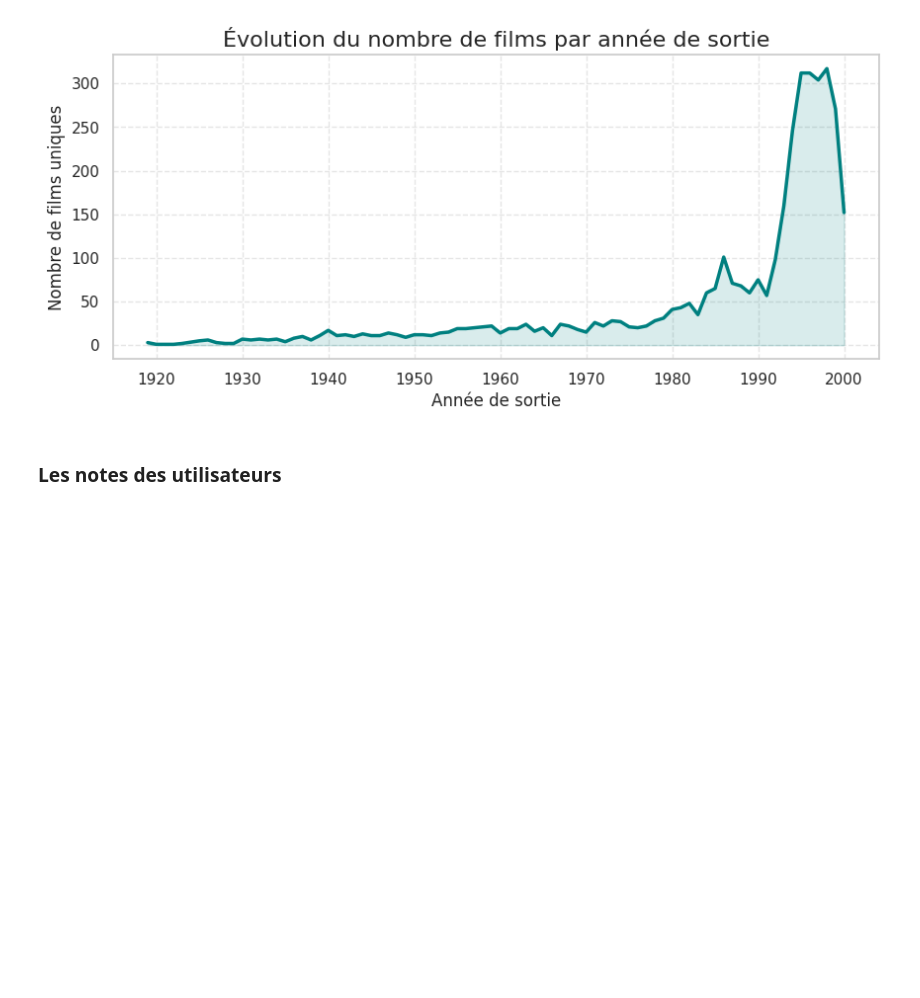
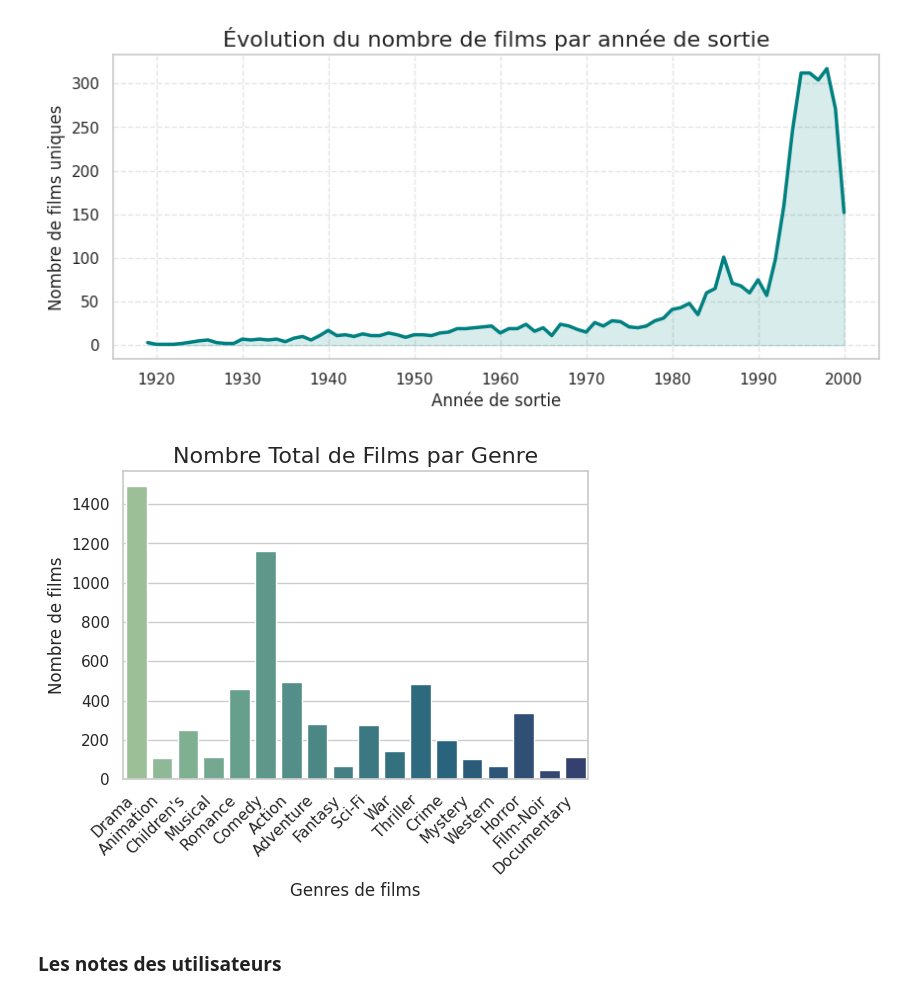
Before and after one commit to enzo-joly/projet_python_films, a Jupyter notebook: part2_recommenders /user_preferences copy.ipynb, the cells around one changed output. Drawn from its saved outputs; the diff is of its cells as text; code cells hidden in the pictures; blank space fills up the shorter version.

```diff
--- a/part2_recommenders /user_preferences copy.ipynb
+++ b/part2_recommenders /user_preferences copy.ipynb
@@ -125,6 +109,20 @@ plt.grid(True, linestyle='--', alpha=0.5)
 plt.show()
 # %% [output]
 [figure]
+# %%
+# Distribution des films par genre
+df_unique_movies = df_users.drop_duplicates(subset=['MovieID'])
+df_exploded = df_unique_movies.explode("Genres")
+
+plt.figure(figsize=(6, 4))
+sns.countplot(x='Genres', data=df_exploded, hue='Genres', palette="crest")
+plt.title("Nombre Total de Films par Genre", fontsize=16)
+plt.xlabel("Genres de films", fontsize=12)
+plt.ylabel("Nombre de films", fontsize=12)
+plt.xticks(rotation=45, ha='right')
+plt.show()
+# %% [output]
+[figure, added]
 # %% [markdown]
 ### Les notes des utilisateurs
 # %%
```
Also changed, not shown: parts of 15 cells of this notebook, 1 other file.
